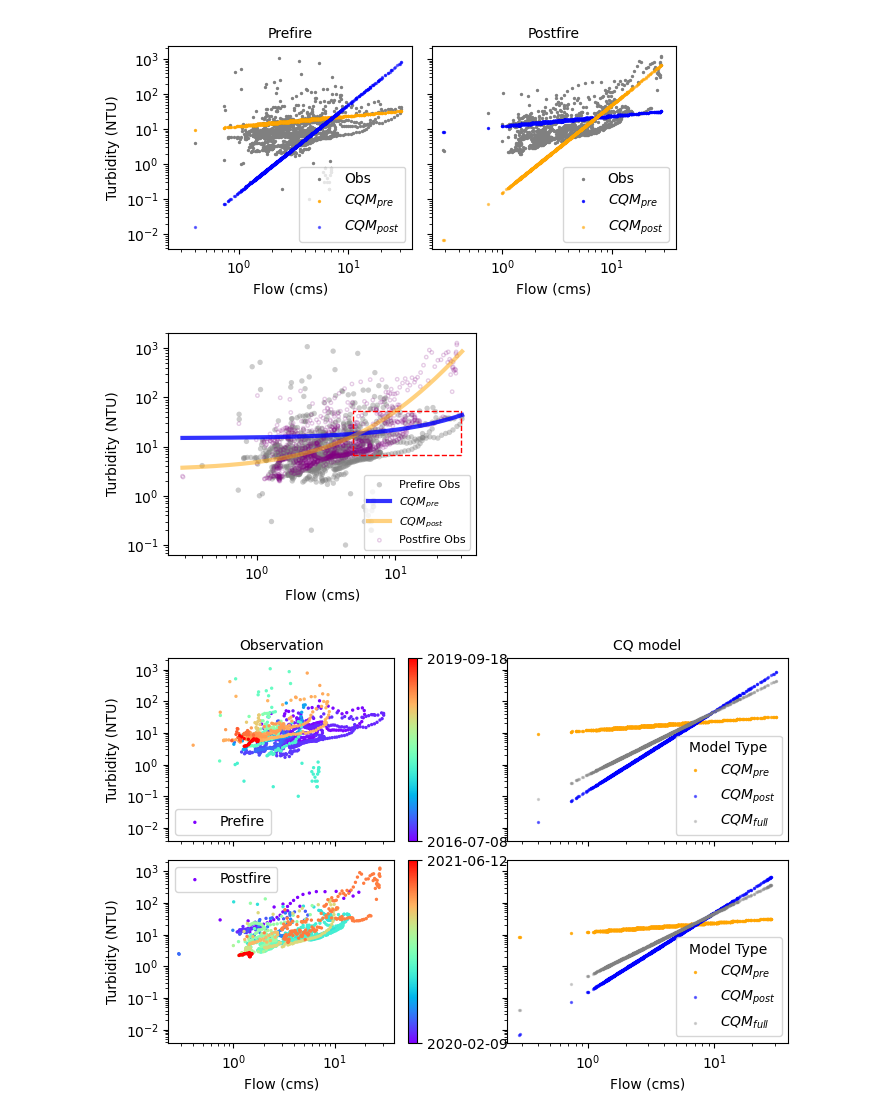
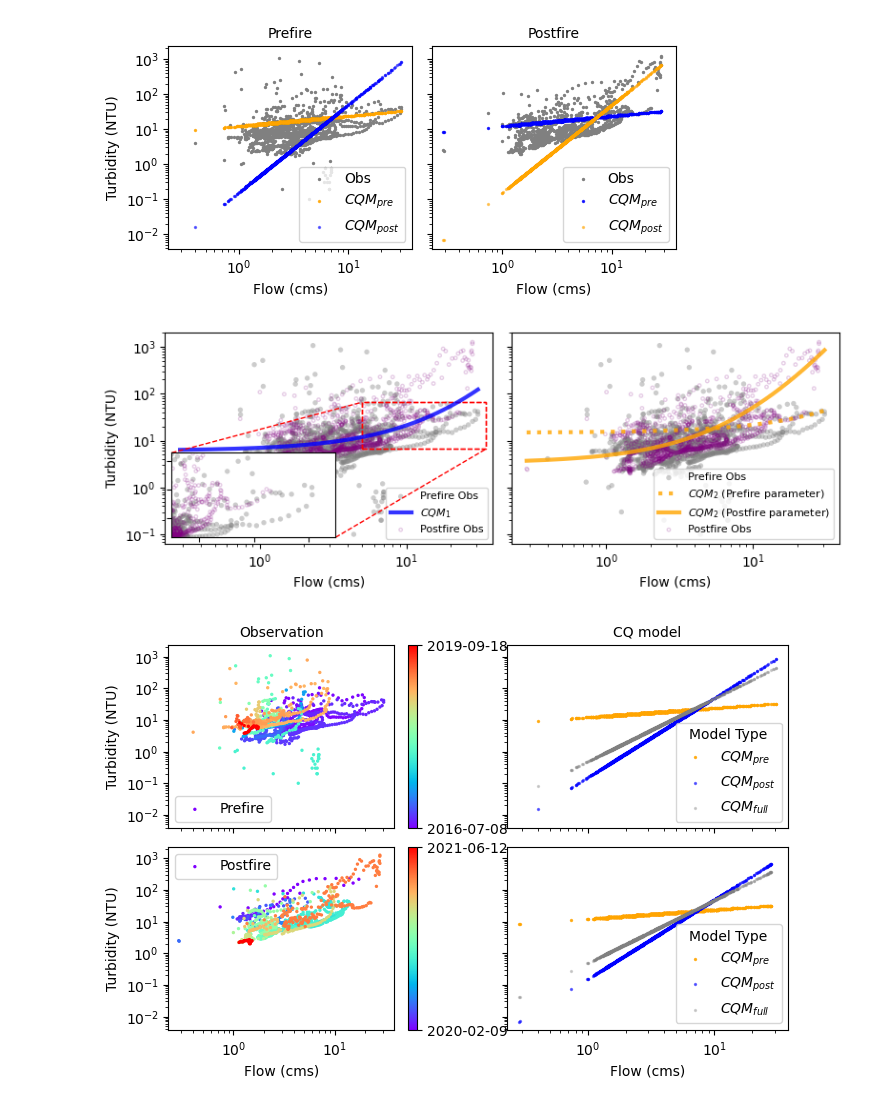
Before and after one commit to QianWanghhu/BushFireWQ, a Jupyter notebook: src/Explore_212058_CQ.ipynb, the cells around one changed output. Saved outputs shown, nothing was run; the diff lists cells and outputs as text; code cells hidden in the pictures.

```diff
--- a/src/Explore_212058_CQ.ipynb
+++ b/src/Explore_212058_CQ.ipynb
@@ -738,53 +794,100 @@ from functions import CQModel
 storm_intp = np.linspace(storm_data.loc[:, 'Discharge (cms)'].min(), storm_data.loc[:, 'Discharge (cms)'].max(), 1000)
 flow_intp = np.zeros(shape=(len(storm_intp), 3))
 flow_intp[:, 0] = storm_intp
+tbdt_est_full = CQModel(mod_type='mixed').evaluate(flow_intp, [1.57, 0.41])
 tbdt_est_pre = CQModel(mod_type='mixed').evaluate(flow_intp, [1.96, 0.08])
 tbdt_est_post = CQModel(mod_type='mixed').evaluate(flow_intp, [1.35, 0.53])
 # %%
 # Plot 2: Scatter plot of turbidity
 import matplotlib.patches as patches
 
-fig, axes = plt.subplots(nrows=1, ncols=1, sharey=True, sharex=True, figsize=(4, 3))
+fig, axes = plt.subplots(nrows=1, ncols=2, sharey=True, sharex=True, figsize=(8, 3))
 # Using gradient colors for data one year before fire
 predata = storm_data[storm_data['Time Period'] == 'Prefire']
 # Plot the observed data.
-scatter_pre = axes.scatter(predata.loc[:, 'Discharge (cms)'], predata.loc[:, 'Turbidity (NTU)'], \
+scatter_pre = axes[0].scatter(predata.loc[:, 'Discharge (cms)'], predata.loc[:, 'Turbidity (NTU)'], \
                             marker = 'o', s = 15, edgecolor = 'none', facecolors='grey', label = 'Prefire Obs', alpha=0.4)
-axes.plot(storm_intp, tbdt_est_pre, linewidth = 3, label=r'$CQM_{pre}$', color = 'blue', alpha = 0.8)
-axes.plot(storm_intp, tbdt_est_post, linewidth = 3, label=r'$CQM_{post}$', color = 'orange', alpha = 0.5)
-axes.tick_params(axis='both', which = 'major', labelsize = tick_fs)
+axes[0].plot(storm_intp, tbdt_est_full, linewidth = 3, label=r'$CQM_{1}$', color = 'blue', alpha = 0.8)
+axes[0].tick_params(axis='both', which = 'major', labelsize = tick_fs)
 # Settings for the figure for postfire
 postdata = storm_data[storm_data['Time Period'] == 'Postfire']
 # Plot the observed data.
-scatter_pre = axes.scatter(postdata.loc[:, 'Discharge (cms)'], postdata.loc[:, 'Turbidity (NTU)'], \
+scatter_pre = axes[0].scatter(postdata.loc[:, 'Discharge (cms)'], postdata.loc[:, 'Turbidity (NTU)'], \
                                 s = 6, facecolors='none', edgecolors='purple', label = 'Postfire Obs', alpha = 0.2)
 
 # Define the rectangle (x, y, width, height)
 rect = patches.Rectangle(
     (0.6, 0.45),  # Bottom-left corner
-    0.35, 0.2,  # Width and height of the box
+    0.38, 0.22,  # Width and height of the box
     linewidth=1,  # Thickness of the border
     edgecolor='red',  # Border color
     linestyle='--',  # Dashed line
     facecolor='none',  # No fill color
-    transform = axes.transAxes
+    transform = axes[0].transAxes
 )
+# Add the rectangle to your existing axes
+axes[0].add_patch(rect)
 
-# Add the rectangle to your existing axes
-axes.add_patch(rect)
+
+## ============================plot results for CQM_2============================##
+predata = storm_data[storm_data['Time Period'] == 'Prefire']
+# Plot the observed data.
+scatter_pre = axes[1].scatter(predata.loc[:, 'Discharge (cms)'], predata.loc[:, 'Turbidity (NTU)'], \
+                            marker = 'o', s = 15, edgecolor = 'none', facecolors='grey', label = 'Prefire Obs', alpha=0.4)
+axes[1].plot(storm_intp, tbdt_est_pre, linewidth = 3, label=r'$CQM_{2}$ (Prefire parameter)', color = 'orange', ls= ':', alpha = 0.8)
+axes[1].plot(storm_intp, tbdt_est_post, linewidth = 3, label=r'$CQM_{2}$ (Postfire parameter)', color = 'orange', alpha = 0.8)
+axes[1].tick_params(axis='both', which = 'major', labelsize = tick_fs)
+# Settings for the figure for postfire
+postdata = storm_data[storm_data['Time Period'] == 'Postfire']
+# Plot the observed data.
+scatter_pre = axes[1].scatter(postdata.loc[:, 'Discharge (cms)'], postdata.loc[:, 'Turbidity (NTU)'], \
+                                s = 6, facecolors='none', edgecolors='purple', label = 'Postfire Obs', alpha = 0.2)
+
 plt.xscale('log')
 plt.yscale('log')
 # Set figure legend
-plt.legend(fontsize = 8, loc = 'lower right')
-plt.xlabel('Flow (cms)', fontsize = lab_fs)
+axes[0].legend(fontsize = 8, loc = 'lower right')
+axes[1].legend(fontsize = 8, loc = 'lower right')
+axes[0].set_xlabel('Flow (cms)', fontsize = lab_fs)
+axes[1].set_xlabel('Flow (cms)', fontsize = lab_fs)
 # Set xaxis and y-axis label
-plt.ylabel('Turbidity (NTU)', fontsize = lab_fs)
+axes[0].set_ylabel('Turbidity (NTU)', fontsize = lab_fs)
 plt.subplots_adjust(hspace=0.1)
+## Insert zoom in subplots
+from mpl_toolkits.axes_grid1.inset_locator import inset_axes, mark_inset
+# Get data coordinates of the rectangle corners
+(x0, y0) = axes[0].transAxes.transform((0.6, 0.45))
+(x1, y1) = axes[0].transAxes.transform((0.98, 0.67))
+
+# Convert pixel coords back into data coords
+(x0_data, y0_data) = axes[0].transData.inverted().transform((x0, y0))
+(x1_data, y1_data) = axes[0].transData.inverted().transform((x1, y1))
+
+# Create inset zoom
+axins = inset_axes(axes[0], width="50%", height="40%", loc='lower left')
+
+axins.scatter(predata.loc[:, 'Discharge (cms)'], predata.loc[:, 'Turbidity (NTU)'], \
+                            marker = 'o', s = 15, edgecolor = 'none', facecolors='grey', label = 'Prefire Obs', alpha=0.4)
+axins.scatter(postdata.loc[:, 'Discharge (cms)'], postdata.loc[:, 'Turbidity (NTU)'], \
+                                s = 6, facecolors='none', edgecolors='purple', label = 'Postfire Obs', alpha = 0.2)
+
+# Set zoom limits matching red box
+axins.set_xlim(x0_data, x1_data)
+axins.set_ylim(y0_data, y1_data)
+
+# Draw the connection lines
+mark_inset(axes[0], axins, loc1=2, loc2=4, fc="none", ec="red", ls='--')
+axins.tick_params(
+    labelleft=False,
+    labelbottom=False,
+    labelright=False,
+    labeltop=False
+)
 # Save figure
 plt.tight_layout()
 plt.savefig(f'{fig_dir}calCQFit.png', format='png', dpi=300)
 # %% [output]
-[figure, old version]
+[figure, new version]
 # %%
 # Plot 2: Scatter plot of turbidity
 fig, axes = plt.subplots(nrows=2, ncols=2, sharey=True, sharex=True, figsize=(8, 5))
```
Also changed, not shown: parts of 8 cells of this notebook, 6 other files.
